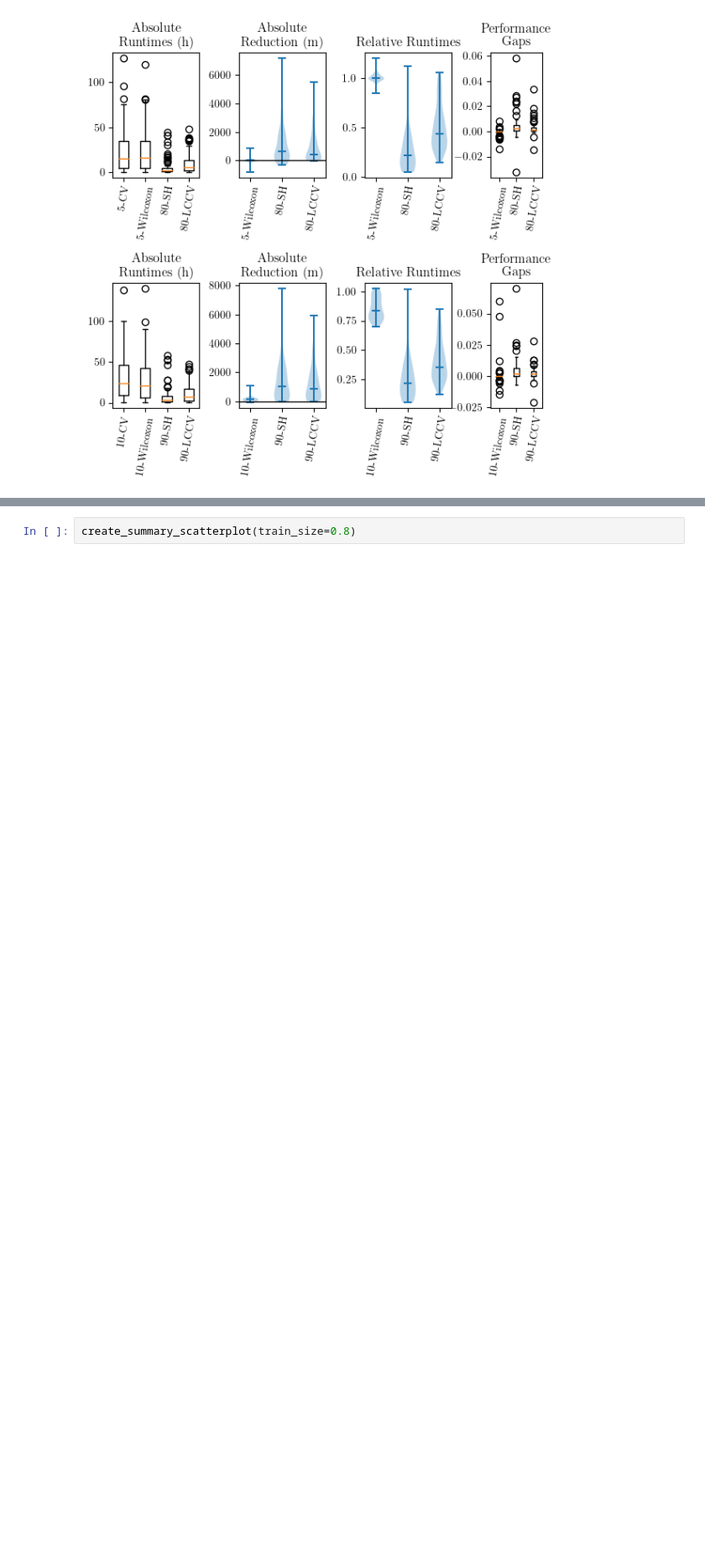
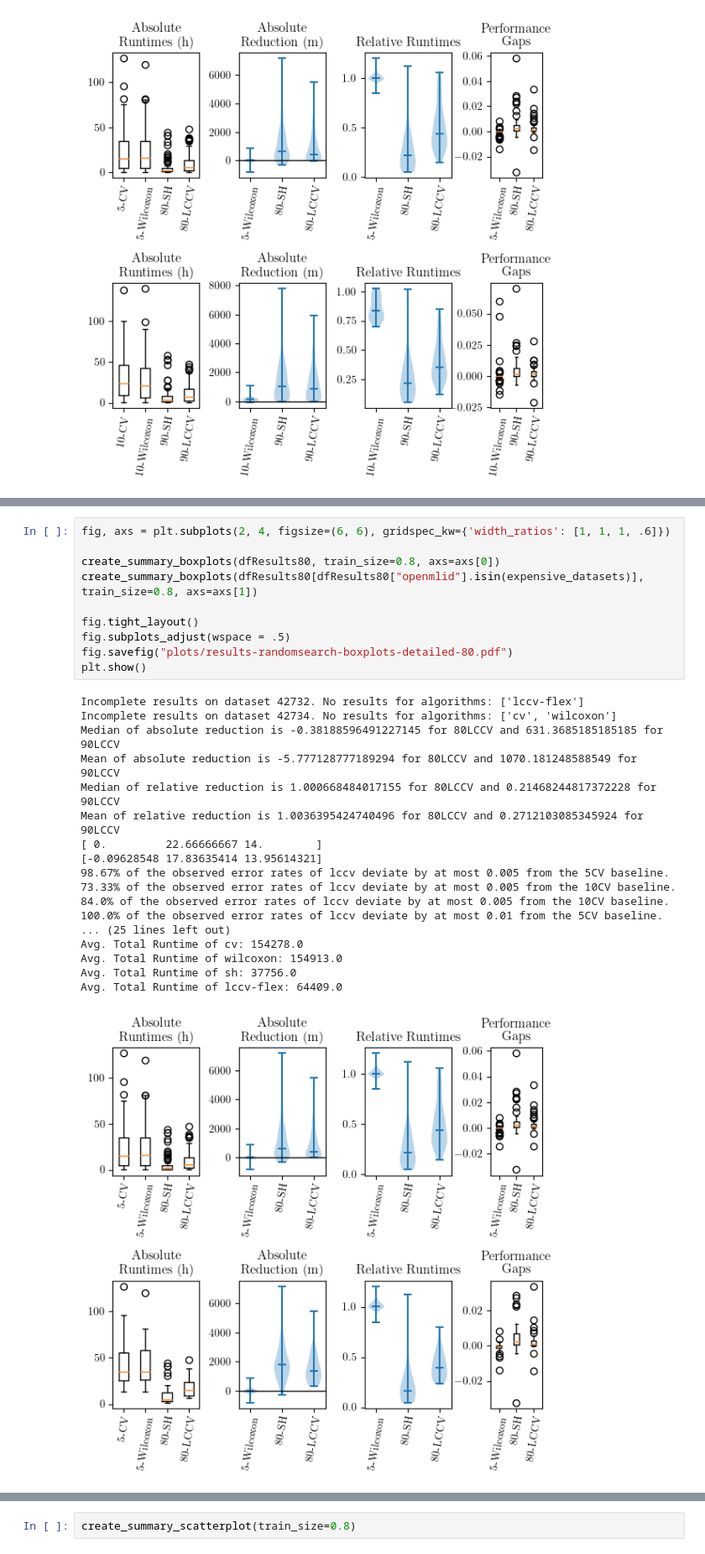
Before and after one commit to fmohr/lccv, a Jupyter notebook: publications/2022TPAMI/analysis/2 - evaluation-randomsearch.ipynb, the cells around one changed output, grey strips where cells are left out. Shown at 84% size. Saved outputs shown, nothing was run; the diff lists cells and outputs as text; blank space fills up the shorter version.

Commit message:
added the other figures into the notebook and organized section names

```diff
--- a/publications/2022TPAMI/analysis/2 - evaluation-randomsearch.ipynb
+++ b/publications/2022TPAMI/analysis/2 - evaluation-randomsearch.ipynb
@@ -211,0 +193,29 @@ Avg. Total Runtime of lccv-flex: 41910.0
+# %%
+fig, axs = plt.subplots(2, 4, figsize=(6, 6), gridspec_kw={'width_ratios': [1, 1, 1, .6]})
+
+create_summary_boxplots(dfResults80, train_size=0.8, axs=axs[0])
+create_summary_boxplots(dfResults80[dfResults80["openmlid"].isin(expensive_datasets)], train_size=0.8, axs=axs[1])
+
+fig.tight_layout()
+fig.subplots_adjust(wspace = .5)
+fig.savefig("plots/results-randomsearch-boxplots-detailed-80.pdf")
+plt.show()
+# %% [output]
+Incomplete results on dataset 42732. No results for algorithms: ['lccv-flex']
+Incomplete results on dataset 42734. No results for algorithms: ['cv', 'wilcoxon']
+Median of absolute reduction is -0.38188596491227145 for 80LCCV and 631.3685185185185 for 90LCCV
+Mean of absolute reduction is -5.777128777189294 for 80LCCV and 1070.181248588549 for 90LCCV
+Median of relative reduction is 1.000668484017155 for 80LCCV and 0.21468244817372228 for 90LCCV
+Mean of relative reduction is 1.0036395424740496 for 80LCCV and 0.2712103085345924 for 90LCCV
+[ 0.         22.66666667 14.        ]
+[-0.09628548 17.83635414 13.95614321]
+98.67% of the observed error rates of lccv deviate by at most 0.005 from the 5CV baseline.
+73.33% of the observed error rates of lccv deviate by at most 0.005 from the 10CV baseline.
+84.0% of the observed error rates of lccv deviate by at most 0.005 from the 10CV baseline.
+100.0% of the observed error rates of lccv deviate by at most 0.01 from the 5CV baseline.
+... (25 lines left out)
+Avg. Total Runtime of cv: 154278.0
+Avg. Total Runtime of wilcoxon: 154913.0
+Avg. Total Runtime of sh: 37756.0
+Avg. Total Runtime of lccv-flex: 64409.0
+[figure, added]
```
Also changed, not shown: parts of 8 cells of this notebook.
